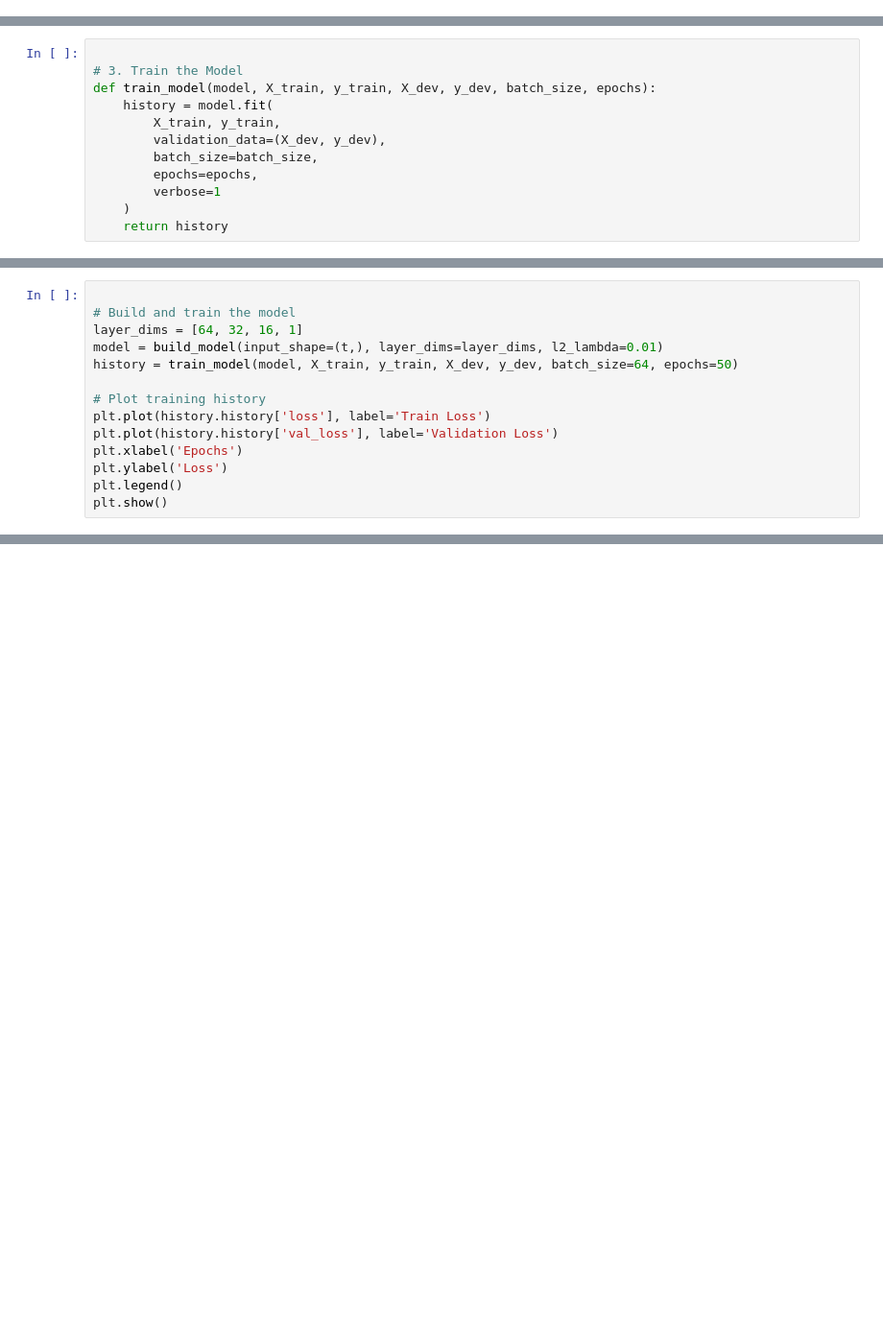
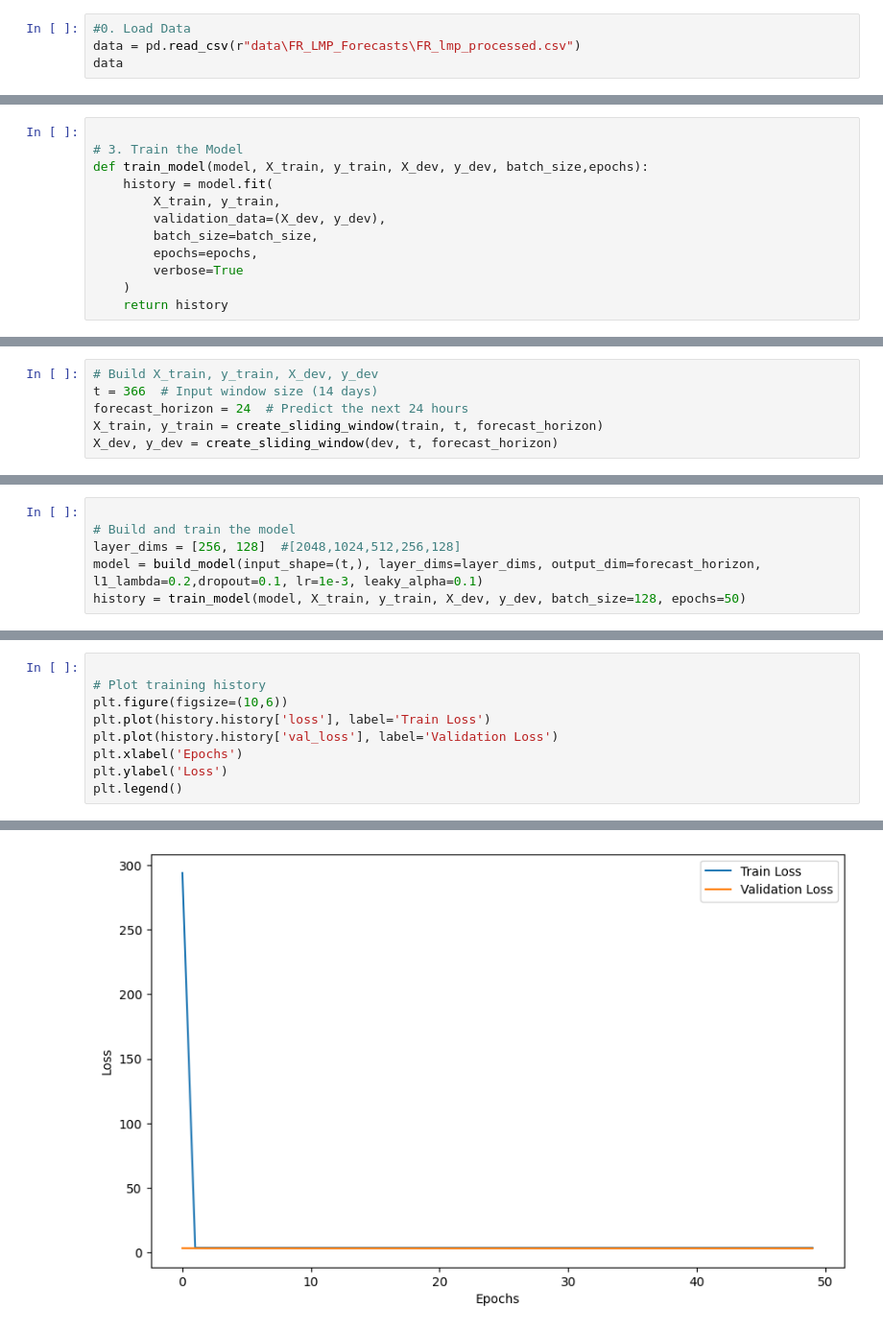
Before and after one commit to PierreBoK/CS-230-Deep-Learning-Project, a Jupyter notebook: source/Rolling window TF.ipynb, the cells around one changed output, grey strips where cells are left out. Shown at 96% size. Cells and saved outputs as stored; diff of their text form; blank space fills up the shorter version.

```diff
--- a/source/Rolling window TF.ipynb
+++ b/source/Rolling window TF.ipynb
@@ -8,0 +12,4 @@ os.chdir(r"C:\Users\gotta\OneDrive\Documents\Bureau\X\4A\US\Stanford\Classes\CS
+# %%
+#0. Load Data
+data = pd.read_csv(r"data\FR_LMP_Forecasts\FR_lmp_processed.csv")
+data
@@ -39,12 +116,12 @@ def build_model(input_shape, layer_dims, l2_lambda=0.01):
 # %%
 
 # 3. Train the Model
-def train_model(model, X_train, y_train, X_dev, y_dev, batch_size, epochs):
+def train_model(model, X_train, y_train, X_dev, y_dev, batch_size,epochs):
     history = model.fit(
         X_train, y_train,
         validation_data=(X_dev, y_dev),
         batch_size=batch_size,
         epochs=epochs,
-        verbose=1
+        verbose=True
     )
     return history
@@ -119,14 +128,6 @@ Training samples: 21926, Development samples: 5482
 # %%
-
-# Build and train the model
-layer_dims = [64, 32, 16, 1]
-model = build_model(input_shape=(t,), layer_dims=layer_dims, l2_lambda=0.01)
-history = train_model(model, X_train, y_train, X_dev, y_dev, batch_size=64, epochs=50)
-
-# Plot training history
-plt.plot(history.history['loss'], label='Train Loss')
-plt.plot(history.history['val_loss'], label='Validation Loss')
-plt.xlabel('Epochs')
-plt.ylabel('Loss')
-plt.legend()
-plt.show()
+# Build X_train, y_train, X_dev, y_dev
+t = 366  # Input window size (14 days)
+forecast_horizon = 24  # Predict the next 24 hours
+X_train, y_train = create_sliding_window(train, t, forecast_horizon)
+X_dev, y_dev = create_sliding_window(dev, t, forecast_horizon)
@@ -151,0 +134,6 @@ Epoch 50/50
+# %%
+
+# Build and train the model
+layer_dims = [256, 128]  #[2048,1024,512,256,128]
+model = build_model(input_shape=(t,), layer_dims=layer_dims, output_dim=forecast_horizon, l1_lambda=0.2,dropout=0.1, lr=1e-3, leaky_alpha=0.1)
+history = train_model(model, X_train, y_train, X_dev, y_dev, batch_size=128, epochs=50)
@@ -151,0 +159,10 @@ Epoch 50/50
+# %%
+
+# Plot training history
+plt.figure(figsize=(10,6))
+plt.plot(history.history['loss'], label='Train Loss')
+plt.plot(history.history['val_loss'], label='Validation Loss')
+plt.xlabel('Epochs')
+plt.ylabel('Loss')
+plt.legend()
+# %% [output]
@@ -151,0 +170 @@ Epoch 50/50
+[figure, added]
```
Also changed, not shown: parts of 22 cells of this notebook, 18 other files.
